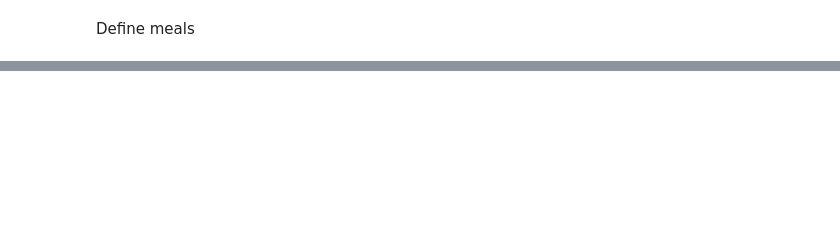
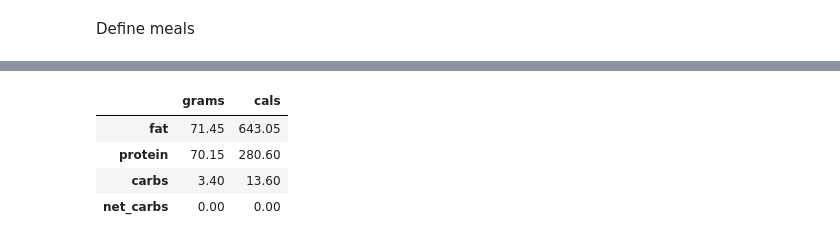
Before and after one commit to fabiangunzinger/learning, a Jupyter notebook: food-data/foods.ipynb, the cells around one changed output, grey strips where cells are left out. Cells and saved outputs as stored; diff of their text form; code cells hidden in the pictures; blank space fills up the shorter version.

```diff
--- a/food-data/foods.ipynb
+++ b/food-data/foods.ipynb
@@ -141,0 +146,8 @@ make_dashboard(meal_nuts)
+# %%
+meal_nuts['breakfast']
+# %% [output]
+|  | grams | cals |
+| fat | 71.45 | 643.05 |
+| protein | 70.15 | 280.60 |
+| carbs | 3.40 | 13.60 |
+| net_carbs | 0.00 | 0.00 |
```
Also changed, not shown: parts of 2 cells of this notebook.
